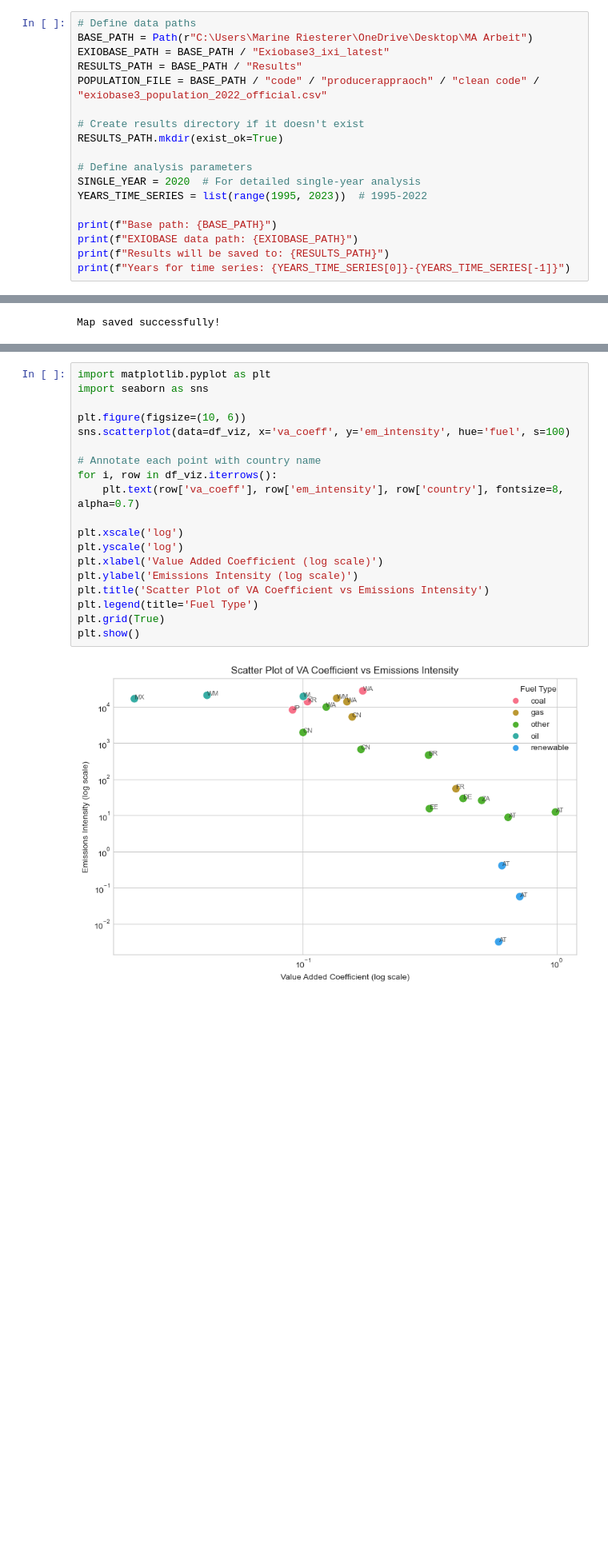
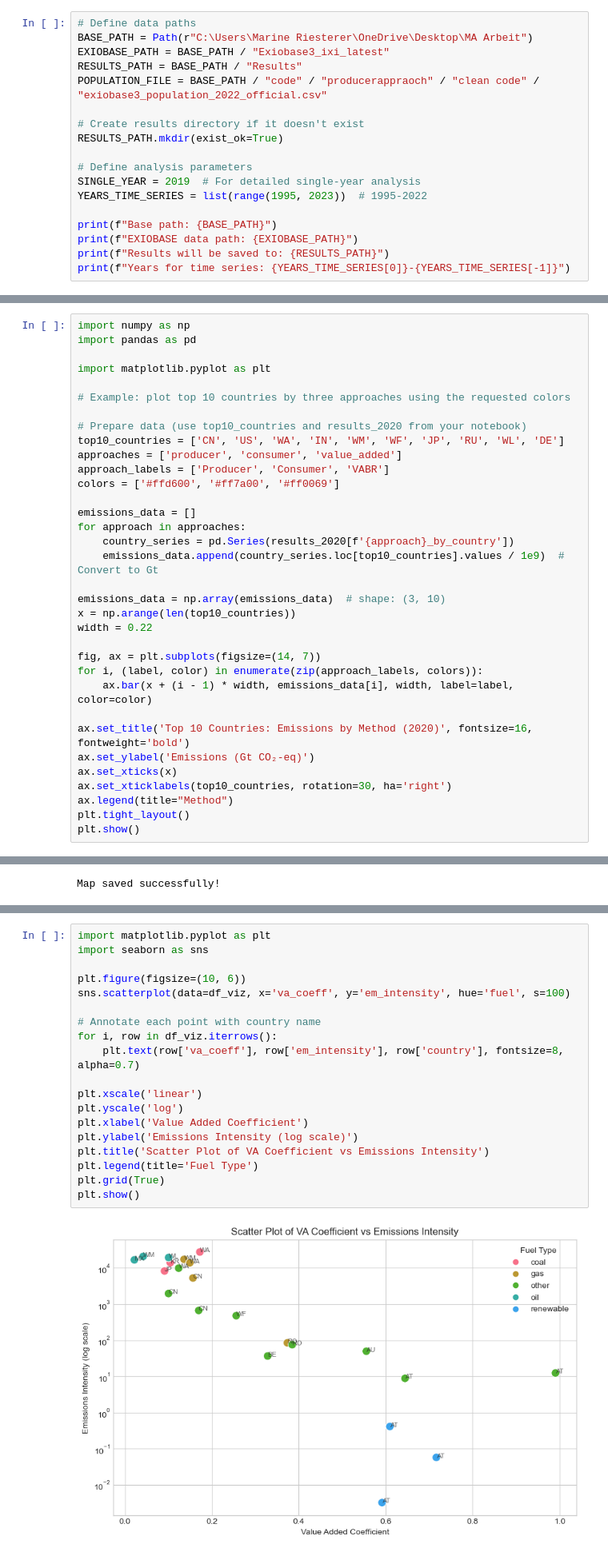
Before and after one commit to marine312000/MA-thesis, a Jupyter notebook: MA code_official.ipynb, the cells around one changed output, grey strips where cells are left out. Shown at 80% size. Cells and saved outputs as stored; diff of their text form; blank space fills up the shorter version.

```diff
--- a/MA code_official.ipynb
+++ b/MA code_official.ipynb
@@ -32,7 +32,7 @@ POPULATION_FILE = BASE_PATH / "code" / "producerappraoch" / "clean code" / "exio
 RESULTS_PATH.mkdir(exist_ok=True)
 
 # Define analysis parameters
-SINGLE_YEAR = 2020  # For detailed single-year analysis
+SINGLE_YEAR = 2019  # For detailed single-year analysis
 YEARS_TIME_SERIES = list(range(1995, 2023))  # 1995-2022
 
 print(f"Base path: {BASE_PATH}")
@@ -1429,0 +1504,34 @@ Consumer-based: 43078.1
+# %%
+import numpy as np
+import pandas as pd
+
+import matplotlib.pyplot as plt
+
+# Example: plot top 10 countries by three approaches using the requested colors
+
+# Prepare data (use top10_countries and results_2020 from your notebook)
+top10_countries = ['CN', 'US', 'WA', 'IN', 'WM', 'WF', 'JP', 'RU', 'WL', 'DE']
+approaches = ['producer', 'consumer', 'value_added']
+approach_labels = ['Producer', 'Consumer', 'VABR']
+colors = ['#ffd600', '#ff7a00', '#ff0069']
+
+emissions_data = []
+for approach in approaches:
+    country_series = pd.Series(results_2020[f'{approach}_by_country'])
+    emissions_data.append(country_series.loc[top10_countries].values / 1e9)  # Convert to Gt
+
+emissions_data = np.array(emissions_data)  # shape: (3, 10)
+x = np.arange(len(top10_countries))
+width = 0.22
+
+fig, ax = plt.subplots(figsize=(14, 7))
+for i, (label, color) in enumerate(zip(approach_labels, colors)):
+    ax.bar(x + (i - 1) * width, emissions_data[i], width, label=label, color=color)
+
+ax.set_title('Top 10 Countries: Emissions by Method (2020)', fontsize=16, fontweight='bold')
+ax.set_ylabel('Emissions (Gt CO₂-eq)')
+ax.set_xticks(x)
+ax.set_xticklabels(top10_countries, rotation=30, ha='right')
+ax.legend(title="Method")
+plt.tight_layout()
+plt.show()
@@ -3878,21 +3971,21 @@ Data saved to 'dirty_but_poor_visualization_data.csv'
 # %%
 import matplotlib.pyplot as plt
 import seaborn as sns
 
 plt.figure(figsize=(10, 6))
 sns.scatterplot(data=df_viz, x='va_coeff', y='em_intensity', hue='fuel', s=100)
 
 # Annotate each point with country name
 for i, row in df_viz.iterrows():
     plt.text(row['va_coeff'], row['em_intensity'], row['country'], fontsize=8, alpha=0.7)
 
-plt.xscale('log')
+plt.xscale('linear')
 plt.yscale('log')
-plt.xlabel('Value Added Coefficient (log scale)')
+plt.xlabel('Value Added Coefficient')
 plt.ylabel('Emissions Intensity (log scale)')
 plt.title('Scatter Plot of VA Coefficient vs Emissions Intensity')
 plt.legend(title='Fuel Type')
 plt.grid(True)
 plt.show()
 # %% [output]
-[figure, old version]
+[figure, new version]
```
Also changed, not shown: parts of 24 cells of this notebook, 1 other file.
